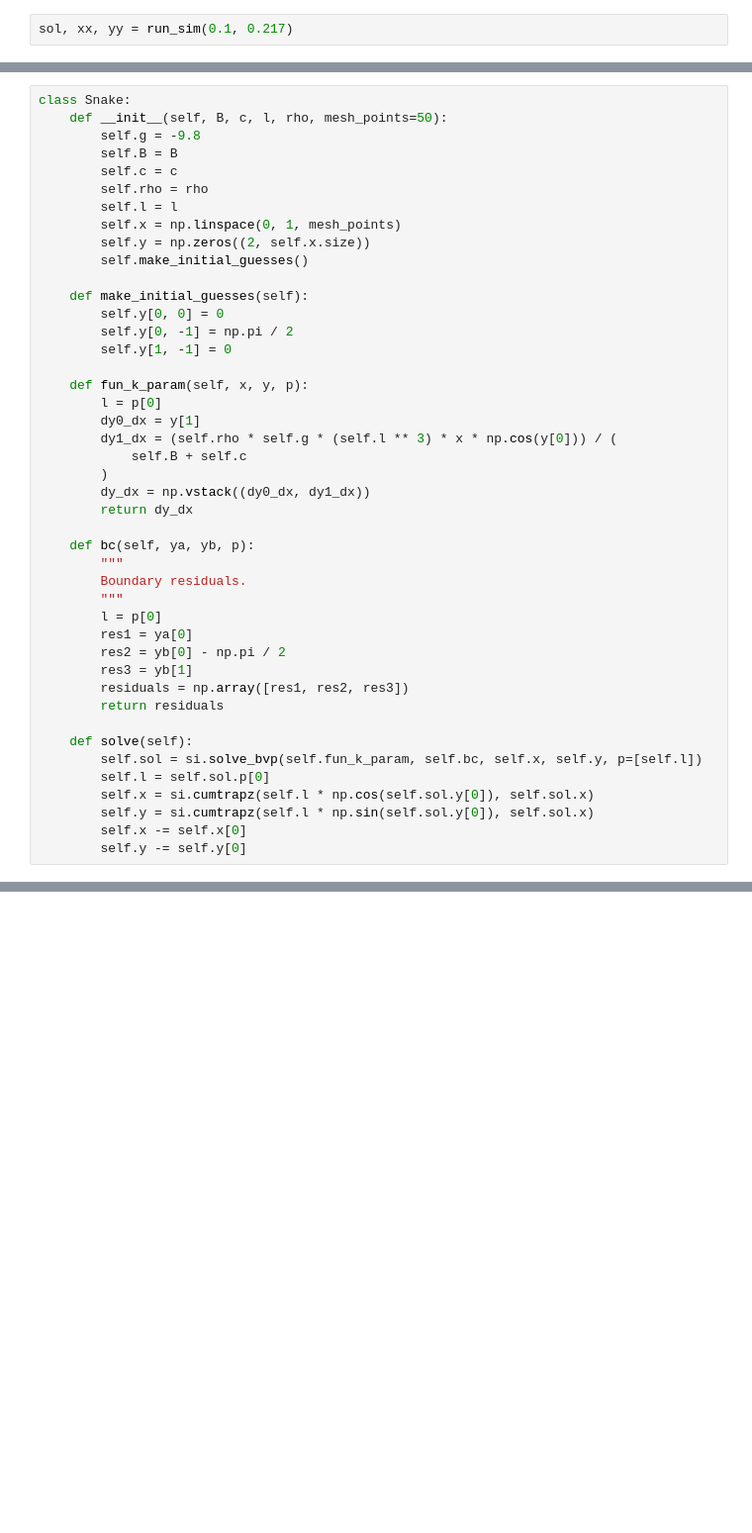
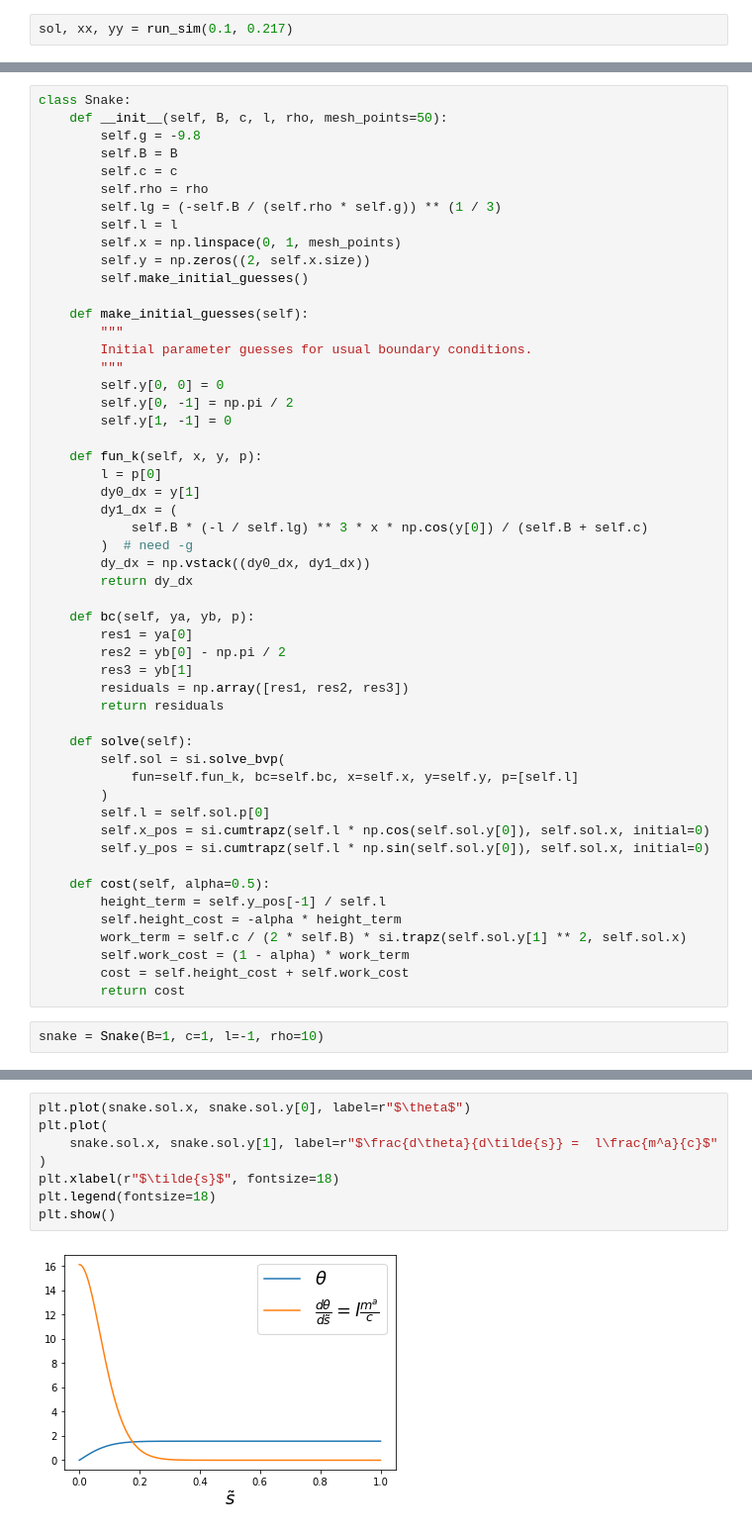
Before and after one commit to davenpi/stability, a Jupyter notebook: curvature_parametrized_torque.ipynb, the cells around one changed output, grey strips where cells are left out. Shown at 99% size. Saved outputs shown, nothing was run; the diff lists cells and outputs as text; blank space fills up the shorter version.

Commit message:
snake env reworked

```diff
--- a/curvature_parametrized_torque.ipynb
+++ b/curvature_parametrized_torque.ipynb
@@ -234,30 +216,30 @@ class Snake:
         self.B = B
         self.c = c
         self.rho = rho
+        self.lg = (-self.B / (self.rho * self.g)) ** (1 / 3)
         self.l = l
         self.x = np.linspace(0, 1, mesh_points)
         self.y = np.zeros((2, self.x.size))
         self.make_initial_guesses()
 
     def make_initial_guesses(self):
+        """
+        Initial parameter guesses for usual boundary conditions.
+        """
         self.y[0, 0] = 0
         self.y[0, -1] = np.pi / 2
         self.y[1, -1] = 0
 
-    def fun_k_param(self, x, y, p):
+    def fun_k(self, x, y, p):
         l = p[0]
         dy0_dx = y[1]
-        dy1_dx = (self.rho * self.g * (self.l ** 3) * x * np.cos(y[0])) / (
-            self.B + self.c
-        )
+        dy1_dx = (
+            self.B * (-l / self.lg) ** 3 * x * np.cos(y[0]) / (self.B + self.c)
+        )  # need -g
         dy_dx = np.vstack((dy0_dx, dy1_dx))
         return dy_dx
 
     def bc(self, ya, yb, p):
-        """
-        Boundary residuals.
-        """
-        l = p[0]
         res1 = ya[0]
         res2 = yb[0] - np.pi / 2
         res3 = yb[1]
@@ -265,9 +247,19 @@ class Snake:
         return residuals
 
     def solve(self):
-        self.sol = si.solve_bvp(self.fun_k_param, self.bc, self.x, self.y, p=[self.l])
+        self.sol = si.solve_bvp(
+            fun=self.fun_k, bc=self.bc, x=self.x, y=self.y, p=[self.l]
+        )
         self.l = self.sol.p[0]
-        self.x = si.cumtrapz(self.l * np.cos(self.sol.y[0]), self.sol.x)
-        self.y = si.cumtrapz(self.l * np.sin(self.sol.y[0]), self.sol.x)
-        self.x -= self.x[0]
-        self.y -= self.y[0]
+        self.x_pos = si.cumtrapz(self.l * np.cos(self.sol.y[0]), self.sol.x, initial=0)
+        self.y_pos = si.cumtrapz(self.l * np.sin(self.sol.y[0]), self.sol.x, initial=0)
+
+    def cost(self, alpha=0.5):
+        height_term = self.y_pos[-1] / self.l
+        self.height_cost = -alpha * height_term
+        work_term = self.c / (2 * self.B) * si.trapz(self.sol.y[1] ** 2, self.sol.x)
+        self.work_cost = (1 - alpha) * work_term
+        cost = self.height_cost + self.work_cost
+        return cost
+# %%
+snake = Snake(B=1, c=1, l=-1, rho=10)
@@ -273,0 +268,10 @@ class Snake:
+# %%
+plt.plot(snake.sol.x, snake.sol.y[0], label=r"$\theta$")
+plt.plot(
+    snake.sol.x, snake.sol.y[1], label=r"$\frac{d\theta}{d\tilde{s}} =  l\frac{m^a}{c}$"
+)
+plt.xlabel(r"$\tilde{s}$", fontsize=18)
+plt.legend(fontsize=18)
+plt.show()
+# %% [output]
+[figure, added]
```
Also changed, not shown: parts of 11 cells of this notebook.
